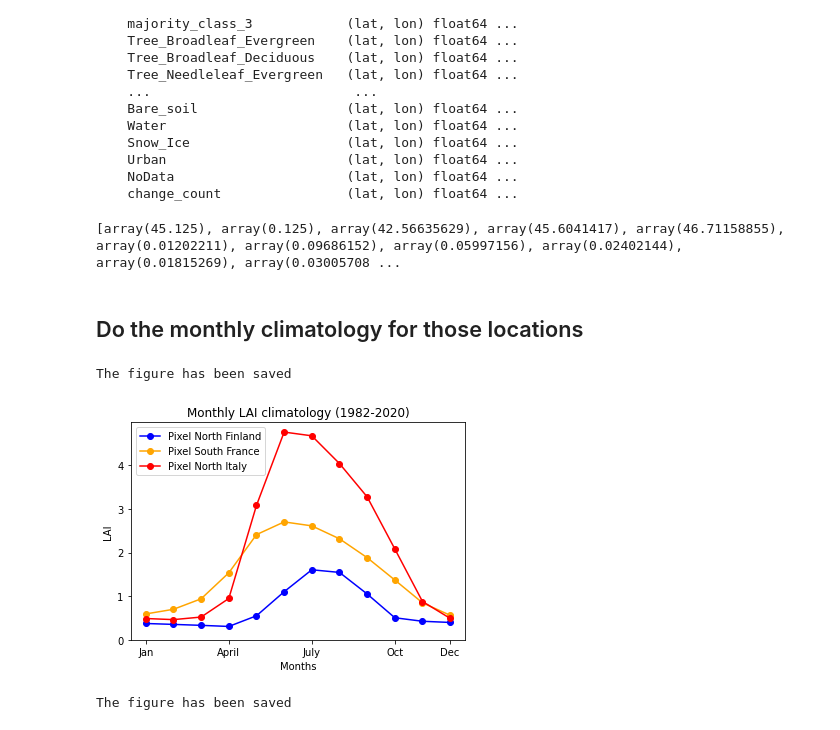
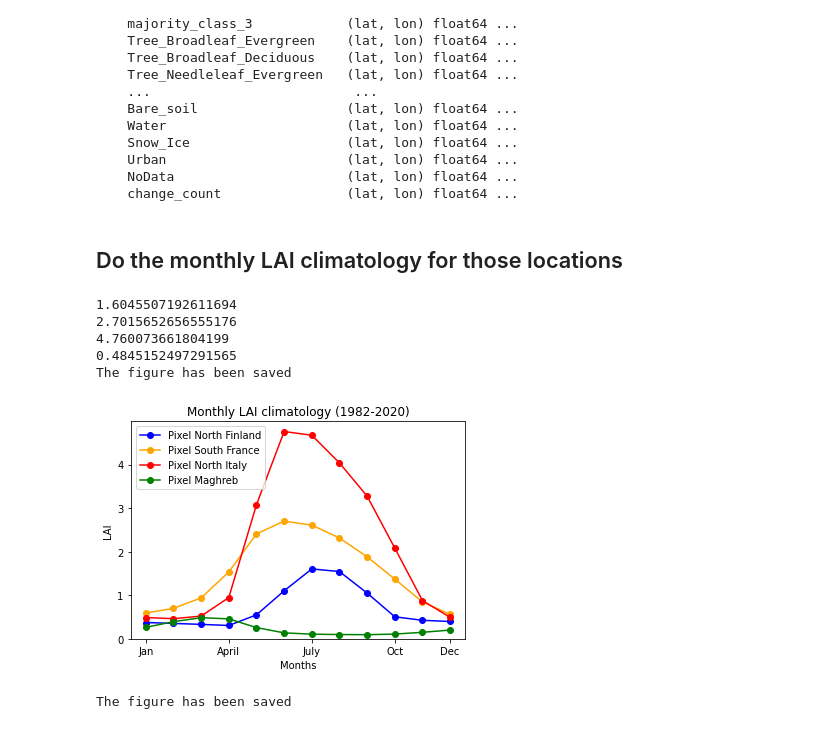
Before and after one commit to melioristic/preconditioned-compound-vegetation, a Jupyter notebook: climatology_LAI.ipynb, the cells around one changed output. Drawn from its saved outputs; the diff is of its cells as text; code cells hidden in the pictures.

```diff
--- a/climatology_LAI.ipynb
+++ b/climatology_LAI.ipynb
@@ -7,8 +8,10 @@ from matplotlib import pyplot as plt
 from lib_ploting import plotMap_withBorders, savefigure, labels
 # %%
 # load the data
-dir_root = "/home/julie_andre/PycharmProjects/Damocles_Project3/data/GlobMap_LAI/europe/"# depending on your computer
+dir_root = "/home/julie_andre/PycharmProjects/Damocles_Project3/data/data_raw/" # depending on your computer
+dir_save_nc = "/home/julie_andre/PycharmProjects/Damocles_Project3/generated_data/" # depending on your computer
 dir_save_fig = "/home/julie_andre/PycharmProjects/Damocles_Project3/plots/"
+
 nc_name =  "GLOBMAP_LAI.monthly.1982-2020_europe_025deg.nc"
 nc_path = dir_root + nc_name
 
@@ -39,6 +42,9 @@ plt.plot(lon, lat, color= 'Orange', marker='o', markersize=5, label = "South Fra
 lon, lat = 13, 42
 plt.plot(lon, lat, color= 'r', marker='o', markersize=5, label = "North Italy")
 
+lon, lat = 0, 35
+plt.plot(lon, lat, color= 'g', marker='o', markersize=5, label = "Maghreb")
+
 plt.legend()
 plt.title("Spatial coverage of LAI data for Europe")
 
@@ -73,40 +79,36 @@ Data variables: (12/19)
     Urban                       (lat, lon) float64 ...
     NoData                      (lat, lon) float64 ...
     change_count                (lat, lon) float64 ...
-# %%
-# checking land cover for France.
-lon, lat = 0, 45
-land_cover_pixel = land_cover.sel(lat=lat, lon=lon, method="nearest")
-print([land_cover_pixel[var].values for var in land_cover_pixel.variables])
-# %% [output]
-[array(45.125), array(0.125), array(42.56635629), array(45.6041417), array(46.71158855), array(0.01202211), array(0.09686152), array(0.05997156), array(0.02402144), array(0.01815269), array(0.03005708 ...
 # %% [markdown]
-## Do the monthly climatology for those locations
+## Do the monthly LAI climatology for those locations
 # %%
-lon, lat = 25, 68
-pixel_name = "North Finland"
-lon_pixel = [25, 0, 13]
-lat_pixel = [68, 45, 42]
-pixel_names = ["North Finland", "South France", "North Italy"]
-colors = ['b', 'Orange', 'r']
+lon_pixel = [25, 0, 13, 0]
+lat_pixel = [68, 45, 42, 35]
+pixel_names = ["North Finland", "South France", "North Italy", "Maghreb"]
+colors = ['b', 'Orange', 'r', "g"]
 
 
 for lon, lat, pixel_name, color in zip(lon_pixel, lat_pixel, pixel_names, colors):
     data_pixel = data.sel(latitude = lat, longitude = lon, method="nearest")
 
-    data_climato = data_pixel.groupby("time.month").mean("time")
-    plt.plot(np.arange(1, 12+1), data_climato, marker = "o", color = color, label = f"Pixel {pixel_name}")
+    data_climatology = data_pixel.groupby("time.month").mean("time")
+    print(float(data_climatology.max()))
+    plt.plot(np.arange(1, 12+1), data_climatology, marker = "o", color = color, label = f"Pixel {pixel_name}")
 
 plt.legend()
 plt.xticks([1, 4, 7, 10, 12], ['Jan', 'April', 'July', 'Oct', 'Dec'])
 plt.ylim(0)
 labels('Months', "LAI" , f'Monthly LAI climatology (1982-2020)')
 
-fig_path = dir_save_fig + "LAI_climatology_3pixels.png"
+fig_path = dir_save_fig + "LAI_climatology_4pixels.png"
 savefigure(fig_path)
 # %% [output]
+1.6045507192611694
+2.7015652656555176
+4.760073661804199
+0.4845152497291565
 The figure has been saved
-[figure, old version]
+[figure, new version]
 # %%
 # LAI for France Landes
 lon, lat = 0, 45
```
Also changed, not shown: parts of 14 cells of this notebook, 1 other file.
